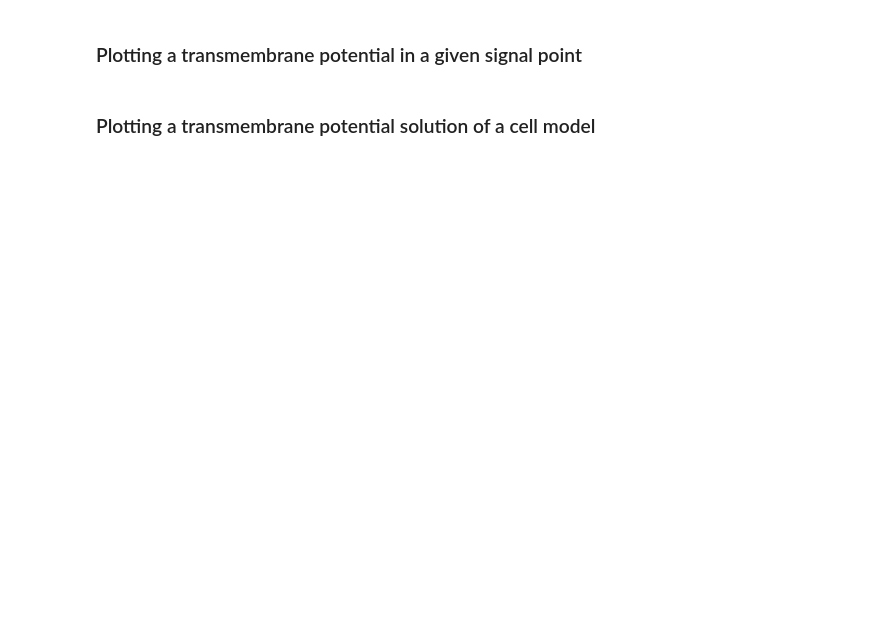
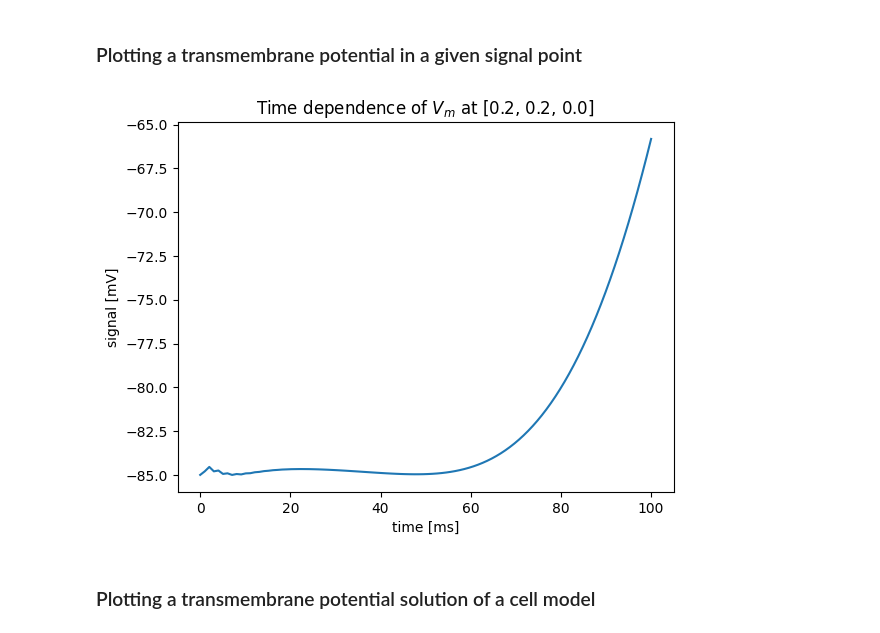
Before and after one commit to VinkoGitHub/Modeliranje-biofizike-srcanog-misica, a Jupyter notebook: solve.ipynb, the cells around one changed output. Cells and saved outputs as stored; diff of their text form; code cells hidden in the pictures; blank space fills up the shorter version.

```diff
--- a/solve.ipynb
+++ b/solve.ipynb
@@ -21,7 +21,7 @@ class Model(BidomainModel):
 
     def ischemia(self):
         return (
-            (x[0] - 0.5) ** 2 + (x[1] - 0.5) ** 2 < 0.5**2,
+            lambda x: (x[0] - 0.5) ** 2 + (x[1] - 0.5) ** 2 < 0.5**2,
             model.M_i / 10,
             model.M_e / 10,
         )
@@ -55,3 +53,7 @@ plt.title("Time dependence of transmembrane potential")
+# %%
+model.plot_signal()
+# %% [output]
+[figure, added]
 # %% [markdown]
 ### Plotting a transmembrane potential solution of a cell model
 # %%
```
Also changed, not shown: parts of 8 cells of this notebook, 7 other files.
